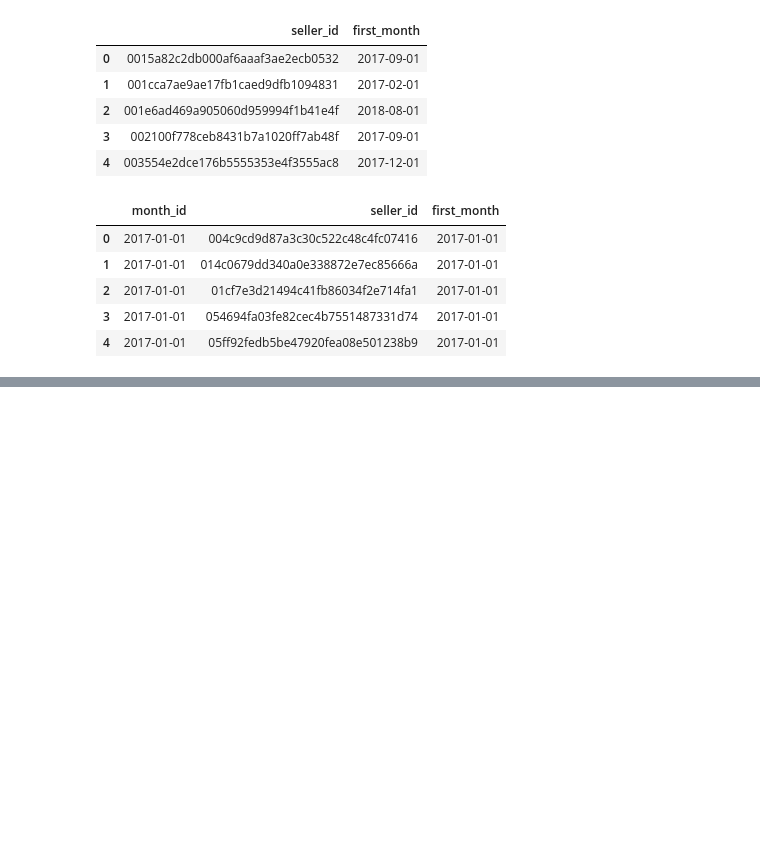
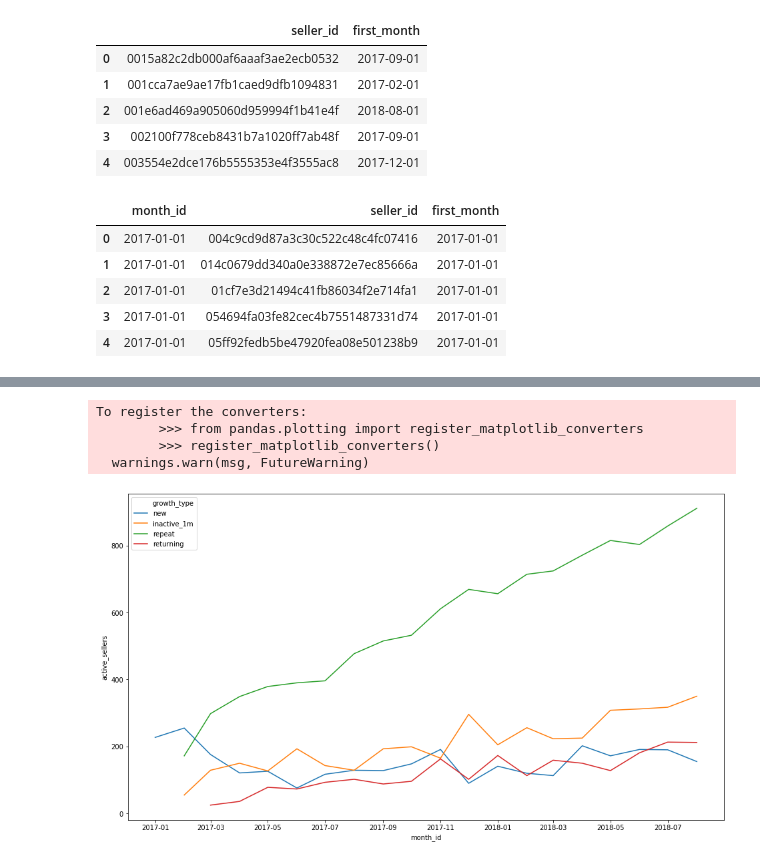
Before and after one commit to Senonino/data-ber-01-20, a Jupyter notebook: Notes/module_2/week_6/10_analytics-growth_split.ipynb, the cells around one changed output, grey strips where cells are left out. Cells and saved outputs as stored; diff of their text form; code cells hidden in the pictures; blank space fills up the shorter version.

Commit message:
add full notes on growth accounting

```diff
--- a/Notes/module_2/week_6/10_analytics-growth_split.ipynb
+++ b/Notes/module_2/week_6/10_analytics-growth_split.ipynb
@@ -231,0 +274,7 @@ df.merge(df_shifted, how="outer", )
+# %%
+df = (df
+      .assign(inactive_1m=df["month_id_x"].isna().astype(int))
+      .assign(new=df["month_id_x"].eq(df["first_month"]).astype(int))
+      .assign(repeat=df["month_id_x"].eq(df["shifted_month"]).astype(int)))
+# %%
+df = df.assign(returning=1 - df[["inactive_1m", "new", "repeat"]].sum(axis=1))
@@ -231,0 +305,3 @@ df.merge(df_shifted, how="outer", )
+# %%
+df = df.assign(growth_type=df[["inactive_1m", "new", "repeat", "returning"]].idxmax(axis=1))
+df = df[["month_id", "seller_id", "growth_type"]].copy()
@@ -231,0 +317,15 @@ df.merge(df_shifted, how="outer", )
+# %%
+df_agg = df.groupby(["month_id", "growth_type"]).count().reset_index().rename(columns={"seller_id": "active_sellers"})
+# %%
+fig, ax = plt.subplots(figsize=(16,9))
+sns.lineplot(data=df_agg,
+             x="month_id",
+             y="active_sellers",
+             hue="growth_type",
+             ax=ax);
+# %% [output]
+To register the converters:
+        >>> from pandas.plotting import register_matplotlib_converters
+        >>> register_matplotlib_converters()
+  warnings.warn(msg, FutureWarning)
+[figure, added]
```
Also changed, not shown: parts of 16 cells of this notebook.
